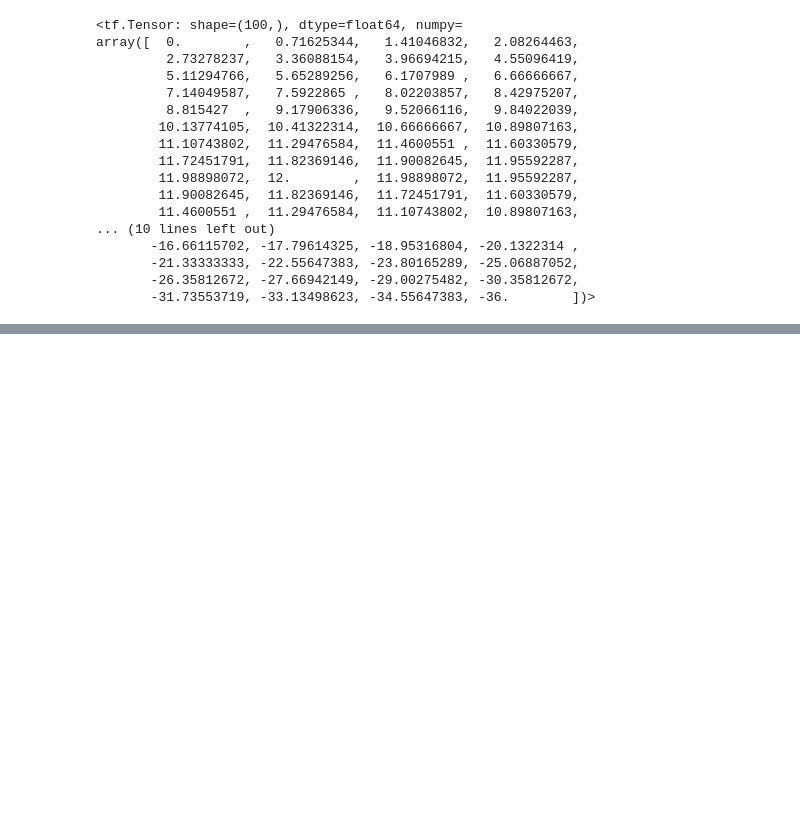
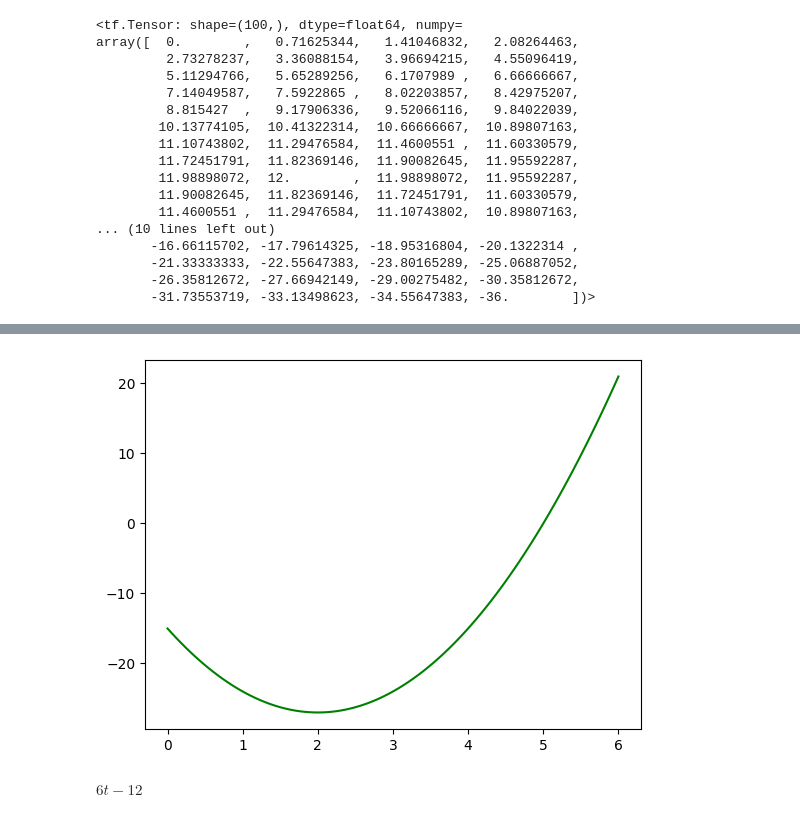
Before and after one commit to chaos1231107/2023_2nd_simester, a Jupyter notebook: 실습1강_동역학.ipynb, the cells around one changed output, grey strips where cells are left out. Drawn from its saved outputs; the diff is of its cells as text; code cells hidden in the pictures; blank space fills up the shorter version.

```diff
--- a/실습1강_동역학.ipynb
+++ b/실습1강_동역학.ipynb
@@ -214,0 +235,11 @@ array([  0.        ,   0.71625344,   1.41046832,   2.08264463,
+# %%
+v_val = np.array([velocity.subs(t, t_unit) for t_unit in t_val])
+plt.plot(t_val, v_val,'g')
+plt.show()
+# %% [output]
+[figure, added]
+# %%
+accel = sp.diff(velocity)
+accel
+# %% [output]
+$\displaystyle 6 t - 12$
```
Also changed, not shown: parts of 8 cells of this notebook.
